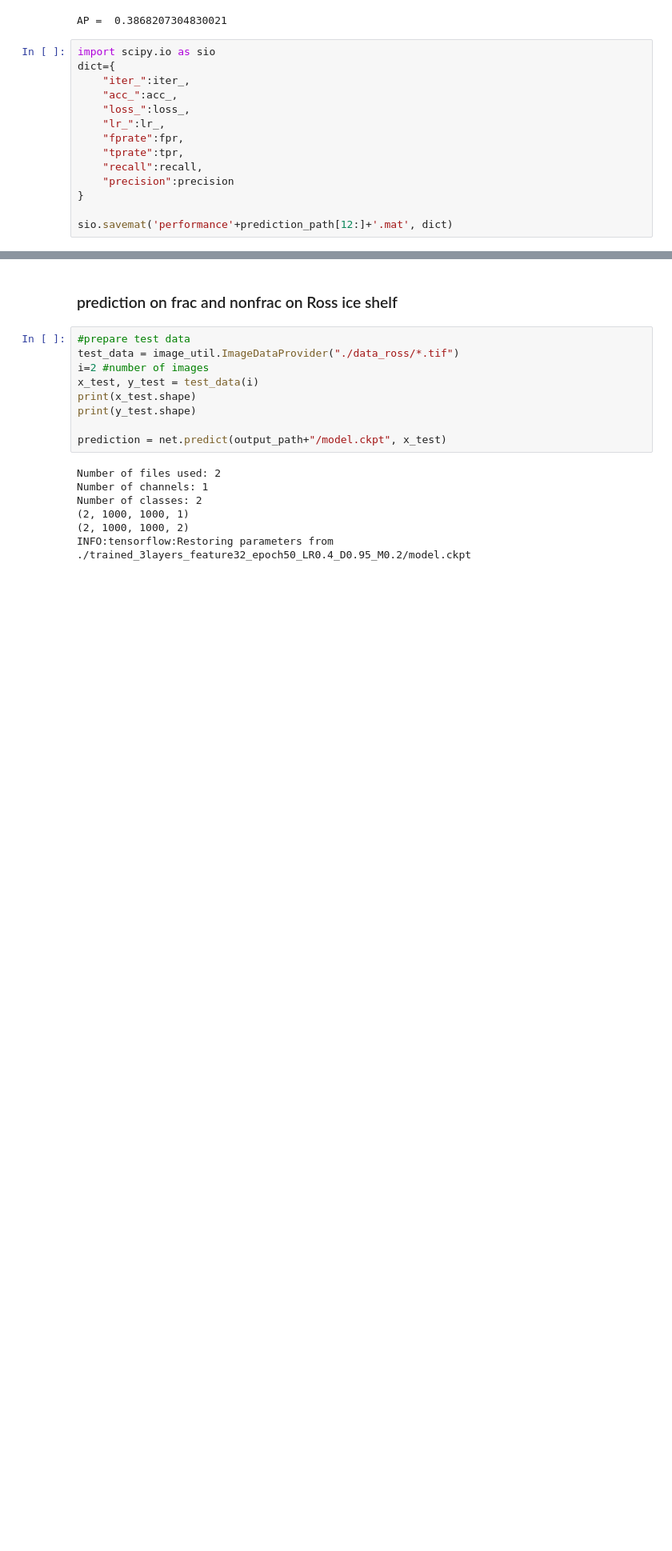
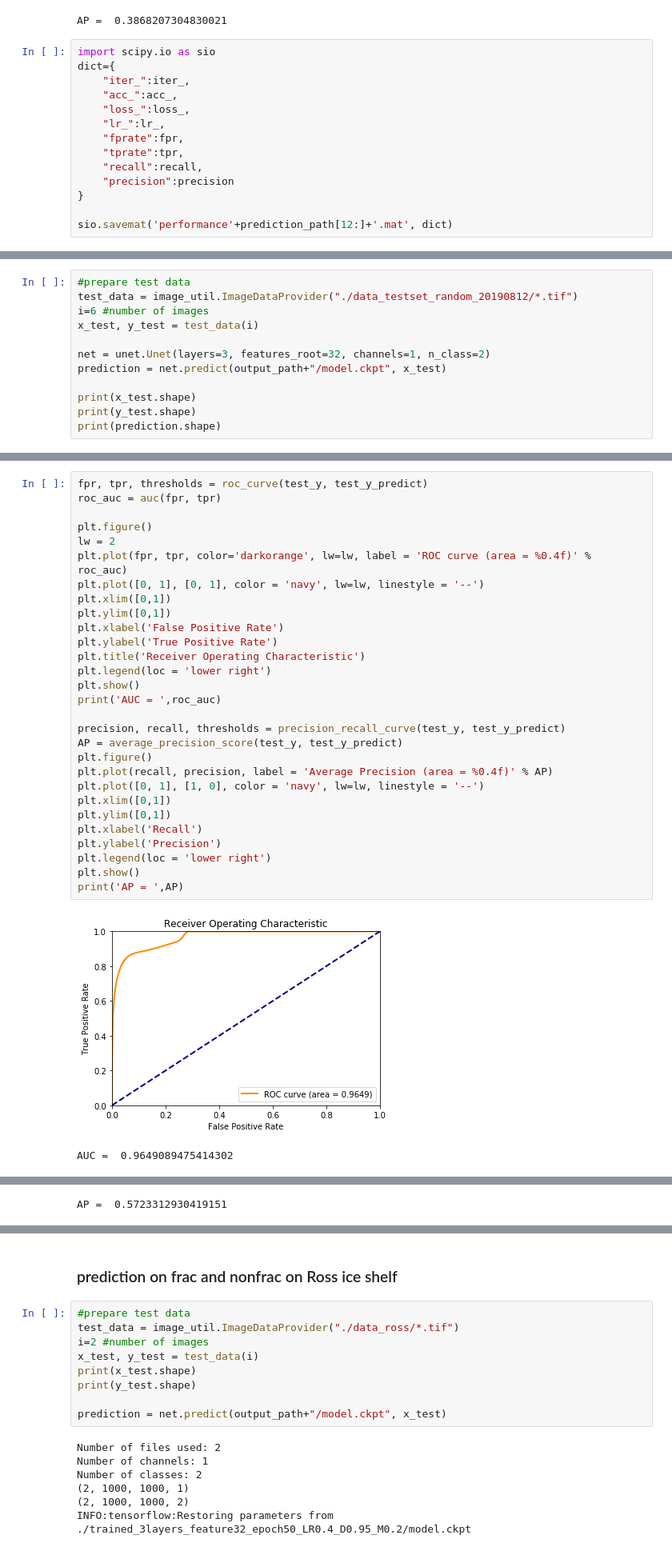
Before and after one commit to chingyaolai/Fracture-detection, a Jupyter notebook: Fracture_epoch50_LR1.4_D0.95_M0.5_data_trainset_20190717.ipynb, the cells around one changed output, grey strips where cells are left out. Shown at 80% size. Saved outputs shown, nothing was run; the diff lists cells and outputs as text; blank space fills up the shorter version.

```diff
--- a/Fracture_epoch50_LR1.4_D0.95_M0.5_data_trainset_20190717.ipynb
+++ b/Fracture_epoch50_LR1.4_D0.95_M0.5_data_trainset_20190717.ipynb
@@ -254,0 +261,12 @@ sio.savemat('performance'+prediction_path[12:]+'.mat', dict)
+# %%
+#prepare test data
+test_data = image_util.ImageDataProvider("./data_testset_random_20190812/*.tif")
+i=6 #number of images
+x_test, y_test = test_data(i)
+
+net = unet.Unet(layers=3, features_root=32, channels=1, n_class=2)
+prediction = net.predict(output_path+"/model.ckpt", x_test)
+
+print(x_test.shape)
+print(y_test.shape)
+print(prediction.shape)
@@ -254,0 +350,32 @@ sio.savemat('performance'+prediction_path[12:]+'.mat', dict)
+# %%
+fpr, tpr, thresholds = roc_curve(test_y, test_y_predict)
+roc_auc = auc(fpr, tpr)
+
+plt.figure()
+lw = 2
+plt.plot(fpr, tpr, color='darkorange', lw=lw, label = 'ROC curve (area = %0.4f)' % roc_auc)
+plt.plot([0, 1], [0, 1], color = 'navy', lw=lw, linestyle = '--')
+plt.xlim([0,1])
+plt.ylim([0,1])
+plt.xlabel('False Positive Rate')
+plt.ylabel('True Positive Rate')
+plt.title('Receiver Operating Characteristic')
+plt.legend(loc = 'lower right')
+plt.show()
+print('AUC = ',roc_auc)
+
+precision, recall, thresholds = precision_recall_curve(test_y, test_y_predict)
+AP = average_precision_score(test_y, test_y_predict)
+plt.figure()
+plt.plot(recall, precision, label = 'Average Precision (area = %0.4f)' % AP)
+plt.plot([0, 1], [1, 0], color = 'navy', lw=lw, linestyle = '--')
+plt.xlim([0,1])
+plt.ylim([0,1])
+plt.xlabel('Recall')
+plt.ylabel('Precision')
+plt.legend(loc = 'lower right')
+plt.show()
+print('AP = ',AP)
+# %% [output]
+[figure, added]
+AUC =  0.9649089475414302
@@ -254,0 +383 @@ sio.savemat('performance'+prediction_path[12:]+'.mat', dict)
+AP =  0.5723312930419151
```
Also changed, not shown: parts of 9 cells of this notebook.
